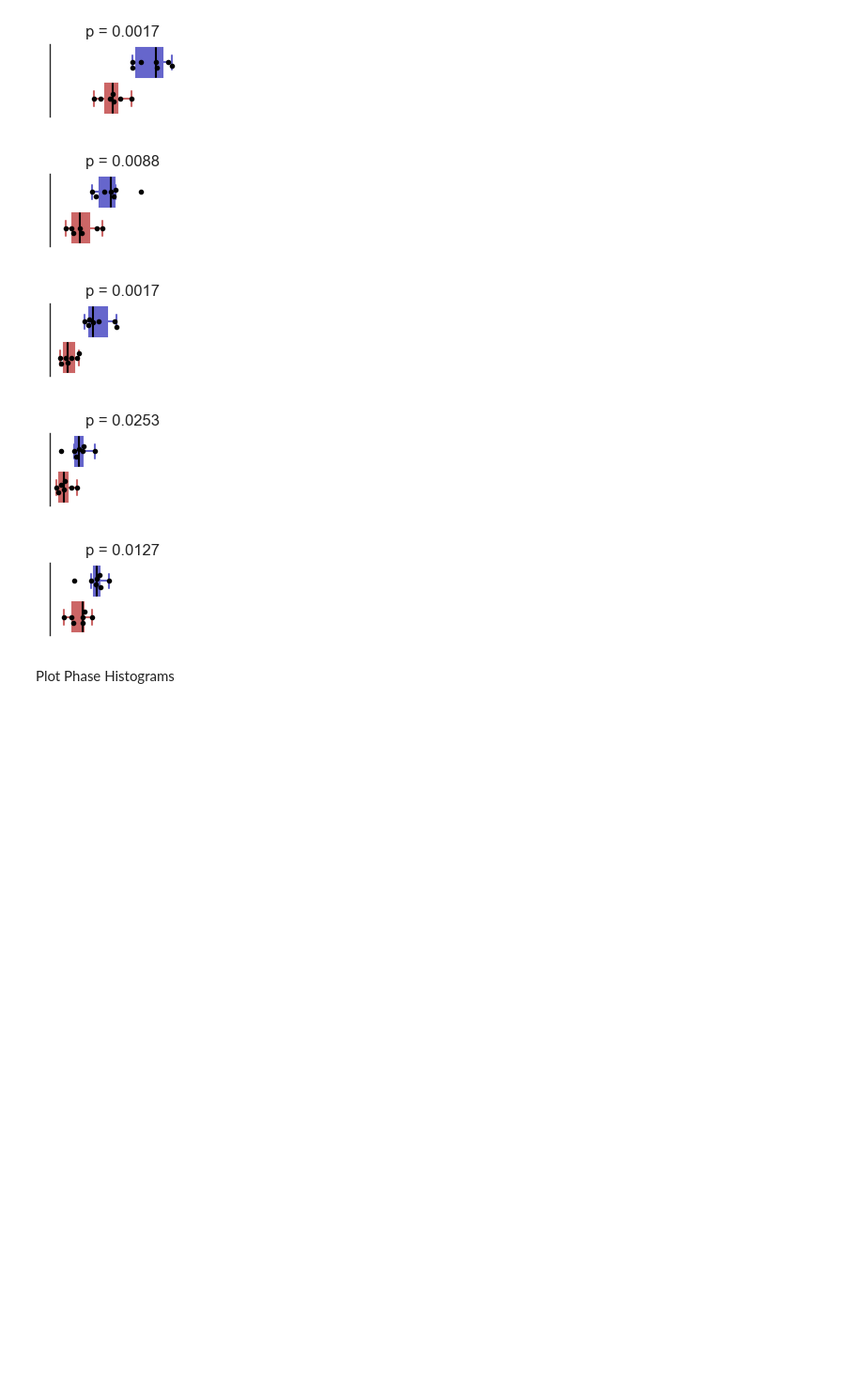
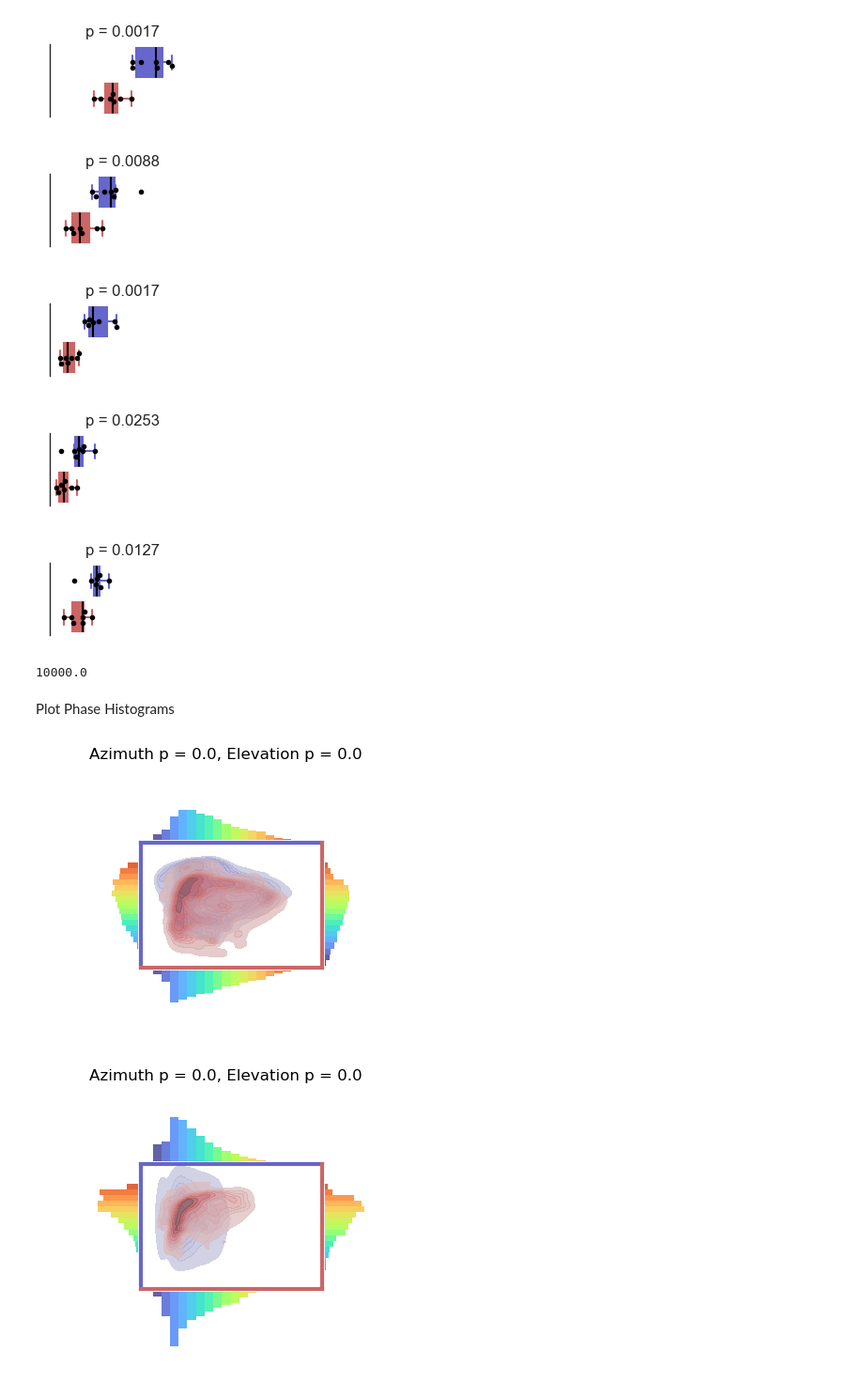
Before and after one commit to ryan-gorzek/trachtenberg-lab, a Jupyter notebook: figures/NR-DR-retinotopy.ipynb, the cells around one changed output. Shown at 94% size. Cells and saved outputs as stored; diff of their text form; code cells hidden in the pictures; blank space fills up the shorter version.

Commit message:
Test bug fixes for kernel density plots.

```diff
--- a/figures/NR-DR-retinotopy.ipynb
+++ b/figures/NR-DR-retinotopy.ipynb
@@ -308,6 +308,10 @@ for plot_num, plot in enumerate(plot_vars):
 [figure]
 [figure]
 [figure]
+# %%
+np.max(df.el.values)
+# %% [output]
+10000.0
 # %% [markdown]
 Plot Phase Histograms
 # %%
@@ -342,7 +346,7 @@ exp_info = {
             }
 
 # Choose visual areas for segmentation.
-area_list = ["V1", "LM", "AL", "RL", "AM", "PM"]
+area_list = ["V1", "LM"] # "AL", "RL", "AM", "PM"
 
 for ID,data in exp_info.items():
     # Load reference frame and sign map for segmenting
@@ -416,30 +420,36 @@ for area in area_list:
     df_data = {"rearing":labels, "az":np.concatenate((az["NR"], az["DR"])), "el":np.concatenate((el["NR"], el["DR"]))}
     df = pd.DataFrame(data=df_data)
     fig, ax = plt.subplots()
     dists = inset_axes(ax, width="50%", height="50%", loc="center", borderpad=0)
     sb.kdeplot(data=df,
                x="az",
                y="el",
                hue="rearing",
                fill=True,
                ax=dists,
                legend=False,
                palette={"NR":(0.4, 0.4, 0.7), "DR":(0.8, 0.4, 0.4)},
                alpha=0.7)
     dists.axis("off")
     dists.set_xlim([-6.63, 150.63])
     dists.set_ylim([-4.5, 104.5])
     el_NR = inset_axes(ax, width="25%", height="50%", loc="center left", borderpad=0)
     draw_hist(el_NR, el["NR"], plt.cm.turbo, (0., 100., 5), hist_mult=-1, ori="horizontal", side="right", color=(0.4, 0.4, 0.8))
     az_NR = inset_axes(ax, width="50%", height="25%", loc="upper center", borderpad=0)
     draw_hist(az_NR, az["NR"], plt.cm.turbo, (0., 144., 7.5), side="bottom", color=(0.4, 0.4, 0.8))
     el_DR = inset_axes(ax, width="25%", height="50%", loc="center right", borderpad=0)
     draw_hist(el_DR, el["DR"], plt.cm.turbo, (0., 100., 5), ori="horizontal", side="left", color=(0.8, 0.4, 0.4))
     az_DR = inset_axes(ax, width="50%", height="25%", loc="lower center", borderpad=0)
     draw_hist(az_DR, az["DR"], plt.cm.turbo, (0., 144., 7.5), hist_mult=-1, side="top", color=(0.8, 0.4, 0.4))
     _, pval_az = ks_2samp(az["NR"], az["DR"])
     _, pval_el = ks_2samp(el["NR"], el["DR"])
     fig.suptitle("Azimuth p = {0}, Elevation p = {1}".format(np.around(pval_az, decimals=4), np.around(pval_el, decimals=4)))
     ax.remove()
     fig.set_size_inches(5, 3.47)
+    del df
+    del az
+    del el
     # fig.savefig(data_path + area + "_dists.png", dpi=500)
+# %% [output]
+[figure, added]
+[figure, added]
```
Also changed, not shown: parts of 1 cell of this notebook.
